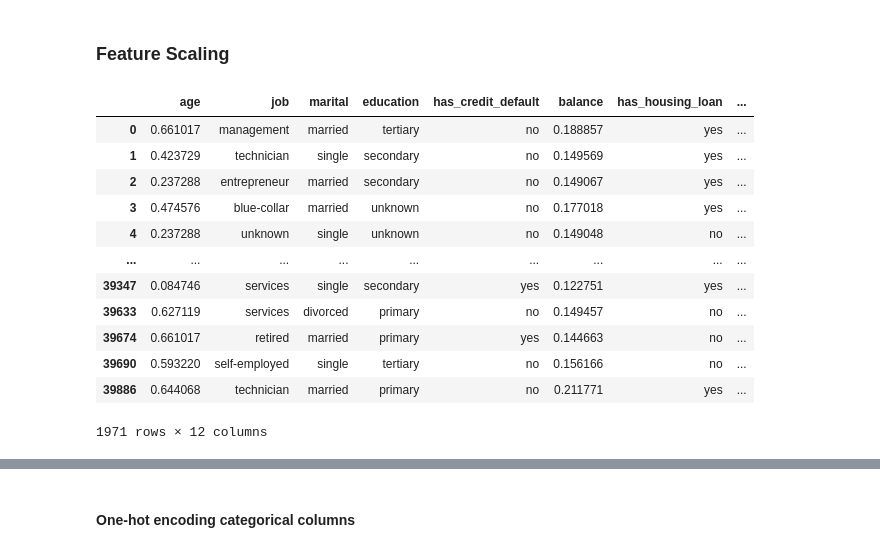
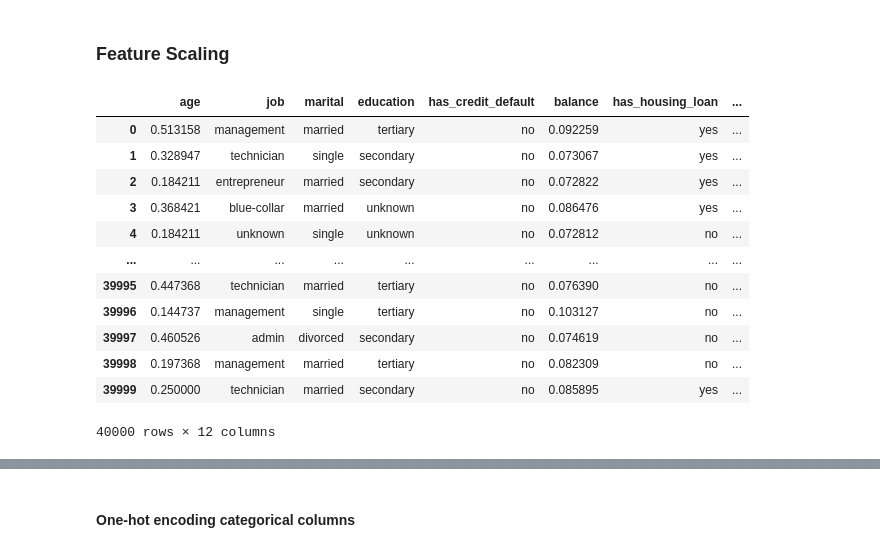
Before and after one commit to anwar-kamil/NWLceTnRe0F1psqH, a Jupyter notebook: notebooks/Term_Deposit_Notebook.ipynb, the cells around one changed output, grey strips where cells are left out. Cells and saved outputs as stored; diff of their text form; code cells hidden in the pictures.

Commit message:
data cleaning and transformation

```diff
--- a/notebooks/Term_Deposit_Notebook.ipynb
+++ b/notebooks/Term_Deposit_Notebook.ipynb
@@ -183,19 +192,19 @@ df_cleaned
 ### Feature Scaling
 # %%
 ## Normalize numeric columns
-df_scaled = scale_numeric_data(df_cleaned, [0, 5, 9, 10])
+df_scaled = scale_numeric_data(df_, [0, 5, 9, 10])
 df_scaled
 # %% [output]
 |  | age | job | marital | education | has_credit_default | balance | has_housing_loan | ... |
-| 0 | 0.661017 | management | married | tertiary | no | 0.188857 | yes | ... |
-| 1 | 0.423729 | technician | single | secondary | no | 0.149569 | yes | ... |
-| 2 | 0.237288 | entrepreneur | married | secondary | no | 0.149067 | yes | ... |
-| 3 | 0.474576 | blue-collar | married | unknown | no | 0.177018 | yes | ... |
-| 4 | 0.237288 | unknown | single | unknown | no | 0.149048 | no | ... |
+| 0 | 0.513158 | management | married | tertiary | no | 0.092259 | yes | ... |
+| 1 | 0.328947 | technician | single | secondary | no | 0.073067 | yes | ... |
+| 2 | 0.184211 | entrepreneur | married | secondary | no | 0.072822 | yes | ... |
+| 3 | 0.368421 | blue-collar | married | unknown | no | 0.086476 | yes | ... |
+| 4 | 0.184211 | unknown | single | unknown | no | 0.072812 | no | ... |
 | ... | ... | ... | ... | ... | ... | ... | ... | ... |
-| 39347 | 0.084746 | services | single | secondary | yes | 0.122751 | yes | ... |
-| 39633 | 0.627119 | services | divorced | primary | no | 0.149457 | no | ... |
-| 39674 | 0.661017 | retired | married | primary | yes | 0.144663 | no | ... |
-| 39690 | 0.593220 | self-employed | single | tertiary | no | 0.156166 | no | ... |
-| 39886 | 0.644068 | technician | married | primary | no | 0.211771 | yes | ... |
+| 39995 | 0.447368 | technician | married | tertiary | no | 0.076390 | no | ... |
+| 39996 | 0.144737 | management | single | tertiary | no | 0.103127 | no | ... |
+| 39997 | 0.460526 | admin | divorced | secondary | no | 0.074619 | no | ... |
+| 39998 | 0.197368 | management | married | tertiary | no | 0.082309 | no | ... |
+| 39999 | 0.250000 | technician | married | secondary | no | 0.085895 | yes | ... |
-1971 rows × 12 columns
+40000 rows × 12 columns
```
Also changed, not shown: parts of 14 cells of this notebook, 1 other file.
